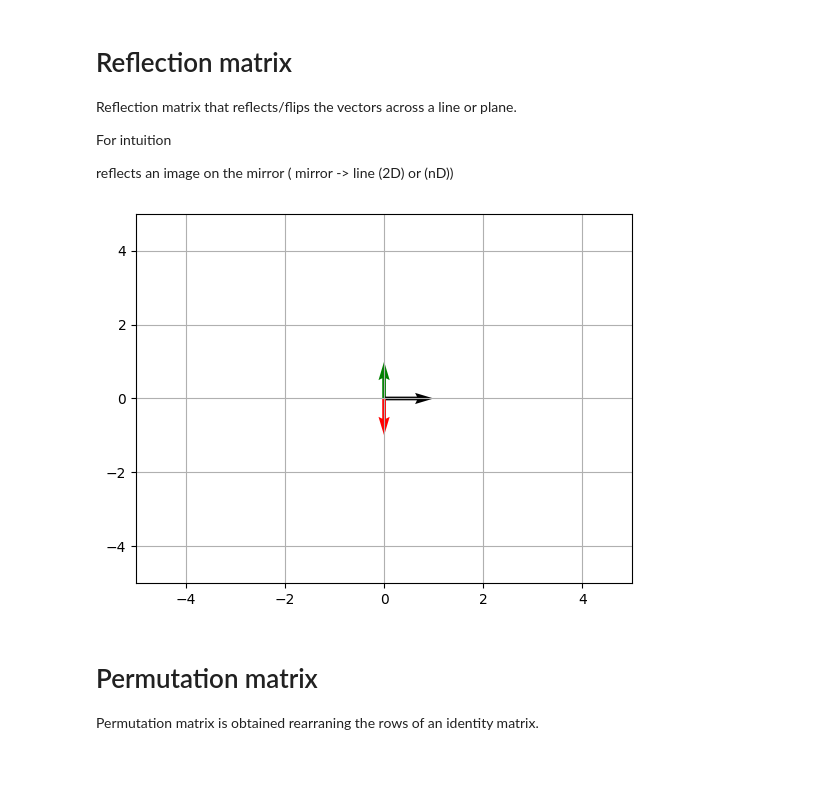
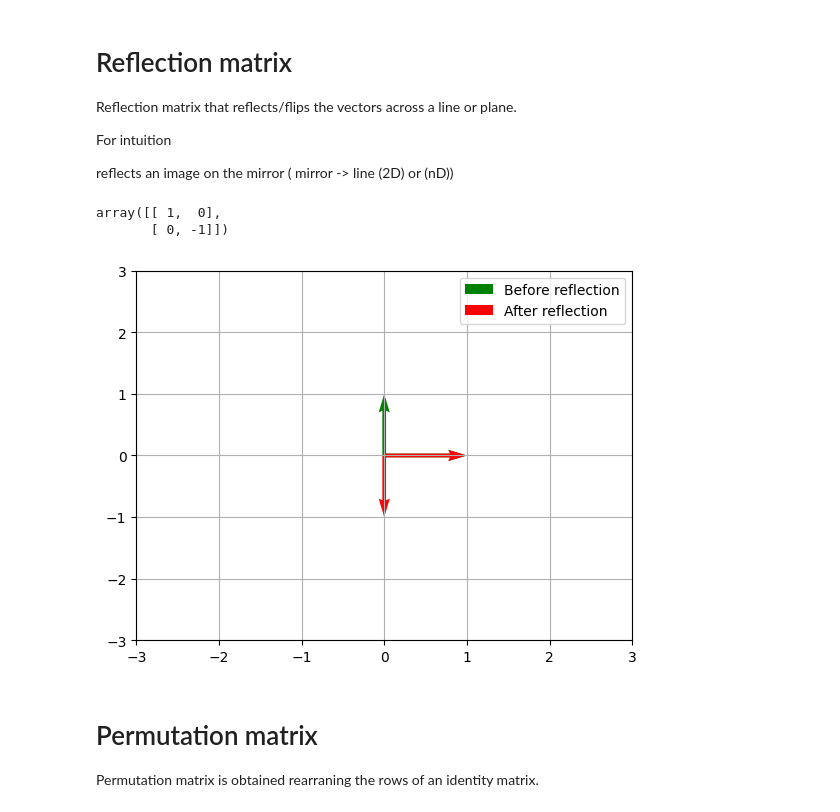
Before and after one commit to CoderAalok/Python_Libraries, a Jupyter notebook: Math for Machine Learning/linear_transformation_II.ipynb, the cells around one changed output. Drawn from its saved outputs; the diff is of its cells as text; code cells hidden in the pictures; blank space fills up the shorter version.

```diff
--- a/Math for Machine Learning/linear_transformation_II.ipynb
+++ b/Math for Machine Learning/linear_transformation_II.ipynb
@@ -144,26 +174,27 @@ For intuition
 
 reflects an image on the mirror ( mirror -> line (2D) or (nD))
 # %%
-a = np.array([[1],[0]])
-b = np.array([[0],[-1]])
-v = np.array([[0],[1]])
-origin = np.zeros(a.shape)
+M = np.eye(2, dtype=int)
+ref = -1 * M[:, 1] + M[:, 0]
+ref = np.diag(ref)
+
+origin = np.zeros(M.shape)
+# %% [output]
+array([[ 1,  0],
+       [ 0, -1]])
 # %%
-plt.quiver(*origin, *v, color='g', angles='xy', scale_units='xy', scale=1)
-
-plt.quiver(*origin, *a, angles='xy', scale_units='xy', scale=1)
-
-plt.quiver(*origin, *b, color='r', angles='xy', scale_units='xy', scale=1)
+plt.quiver(*origin, *M, color='g', angles='xy', scale_units='xy', scale=1, label='Before reflection')
+plt.quiver(*origin, *ref, color='r', angles='xy', scale_units='xy', scale=1, label='After reflection')
 
 
 plt.grid()
-
-plt.xlim(-5,5)
-plt.ylim(-5,5)
+plt.xlim(-3,3)
+plt.ylim(-3,3)
+plt.legend()
 
 plt.show()
 # %% [output]
-[figure, old version]
+[figure, new version]
 # %% [markdown]
 # Permutation matrix
 Permutation matrix is obtained rearraning the rows of an identity matrix.
```
Also changed, not shown: parts of 12 cells of this notebook.
